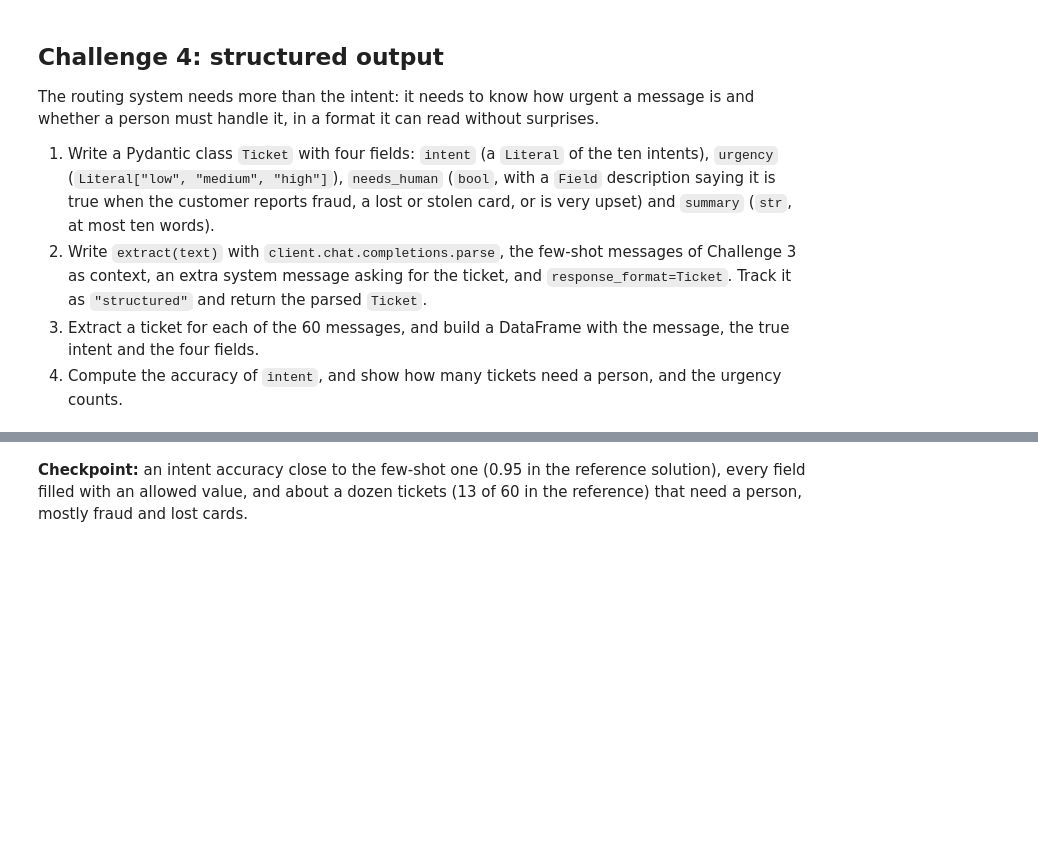
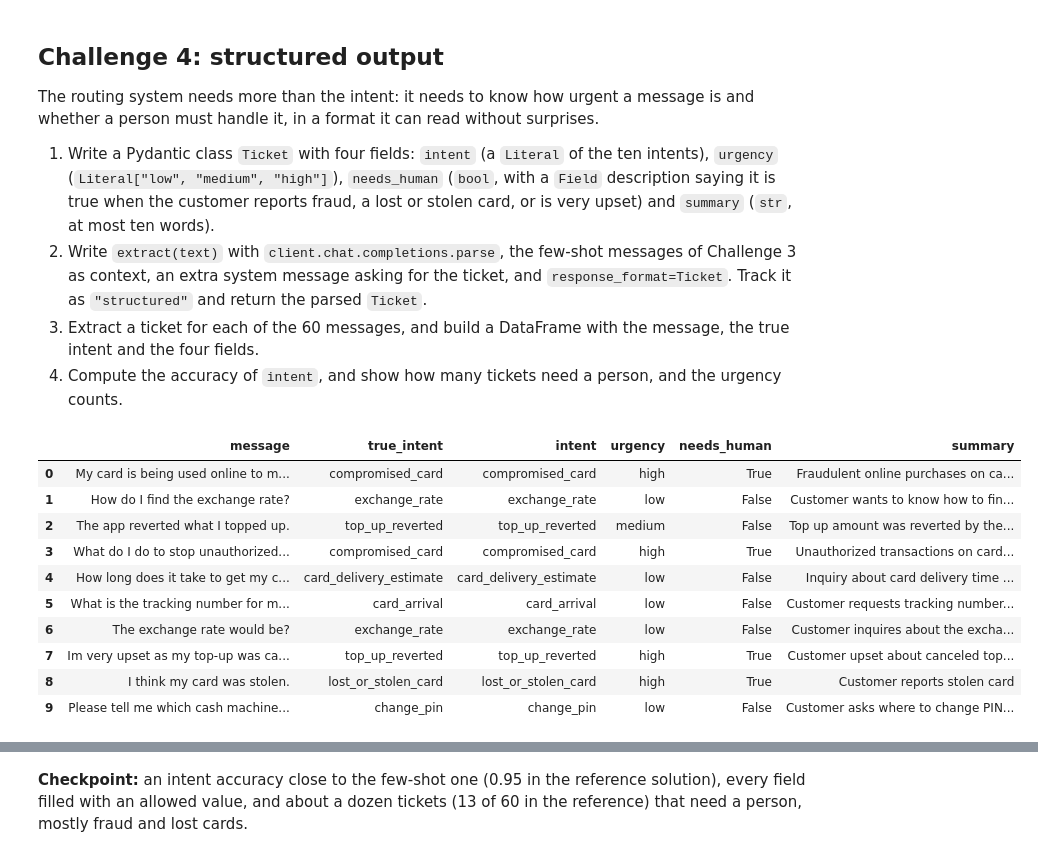
Before and after one commit to ironhack-labs/lab-genai-llms-openai-gpt-api-exercises, a Jupyter notebook: your-code/main.ipynb, the cells around one changed output, grey strips where cells are left out. Cells and saved outputs as stored; diff of their text form; code cells hidden in the pictures; blank space fills up the shorter version.

```diff
--- a/your-code/main.ipynb
+++ b/your-code/main.ipynb
@@ -131,11 +403,101 @@ The routing system needs more than the intent: it needs to know how urgent a mes
 # %%
 # 1. Ticket
+IntentLiteral = Literal.__getitem__(tuple(intents))
 
+class Ticket(BaseModel):
+    intent: IntentLiteral
+    urgency: Literal["low", "medium", "high"]
+
+    needs_human: bool = Field(
+        description=(
+            "True when the customer reports fraud, "
+            "a lost or stolen card, or is very upset. "
+            "Otherwise False."
+        )
+    )
+
+    summary: str = Field(
+        description="Summarize the customer's issue in at most ten words."
+    )
 
 # 2. Extraction
+def extract(text):
+    response = track(
+        client.chat.completions.parse(
+            model=MODEL,
+            temperature=0,
+            messages=few_shot_messages + [
+                {
+                    "role": "system",
+                    "content": (
+                        "Create a structured customer support ticket. "
+                        "Choose exactly one of the allowed intents. "
+                        "Set urgency to low, medium, or high. "
+                        "Set needs_human to True if the customer reports "
+                        "fraud, a lost or stolen card, or is very upset. "
+                        "Write a summary of at most ten words."
+                    )
+                },
+                {
+                    "role": "user",
+                    "content": str(text)
+                }
+            ],
+            response_format=Ticket
+        ),
+        "structured"
+    )
 
+    ticket = response.choices[0].message.parsed
+
+    if ticket is None:
+        raise ValueError("No structured ticket was returned.")
+
+    return ticket
 
 # 3. Tickets for the 60 messages
+tickets = messages["text"].apply(extract)
 
+# Building the DataFrame
+tickets_df = pd.DataFrame([
+    {
+        "message": text,
+        "true_intent": true_intent,
+        **ticket.model_dump()
+    }
+    for text, true_intent, ticket in zip(
+        messages["text"],
+        messages["category"],
+        tickets
+    )
+])
+
+display(tickets_df.head(10))
 
 # 4. Accuracy, people needed, urgency
+structured_accuracy = (
+    tickets_df["intent"] == tickets_df["true_intent"]
+).mean()
+
+# Number of tickets requiring human assistance
+human_tickets = tickets_df["needs_human"].sum()
+
+# Distribution of urgency levels
+urgency_counts = tickets_df["urgency"].value_counts()
+
+print(f"Structured intent accuracy: {structured_accuracy:.2%}")
+print(f"Tickets needing a human: {human_tickets}")
+print("\nUrgency counts:")
+print(urgency_counts)
+# %% [output]
+|  | message | true_intent | intent | urgency | needs_human | summary |
+| 0 | My card is being used online to m... | compromised_card | compromised_card | high | True | Fraudulent online purchases on ca... |
+| 1 | How do I find the exchange rate? | exchange_rate | exchange_rate | low | False | Customer wants to know how to fin... |
+| 2 | The app reverted what I topped up. | top_up_reverted | top_up_reverted | medium | False | Top up amount was reverted by the... |
+| 3 | What do I do to stop unauthorized... | compromised_card | compromised_card | high | True | Unauthorized transactions on card... |
+| 4 | How long does it take to get my c... | card_delivery_estimate | card_delivery_estimate | low | False | Inquiry about card delivery time ... |
+| 5 | What is the tracking number for m... | card_arrival | card_arrival | low | False | Customer requests tracking number... |
+| 6 | The exchange rate would be? | exchange_rate | exchange_rate | low | False | Customer inquires about the excha... |
+| 7 | Im very upset as my top-up was ca... | top_up_reverted | top_up_reverted | high | True | Customer upset about canceled top... |
+| 8 | I think my card was stolen. | lost_or_stolen_card | lost_or_stolen_card | high | True | Customer reports stolen card |
+| 9 | Please tell me which cash machine... | change_pin | change_pin | low | False | Customer asks where to change PIN... |
```
Also changed, not shown: parts of 21 cells of this notebook.
